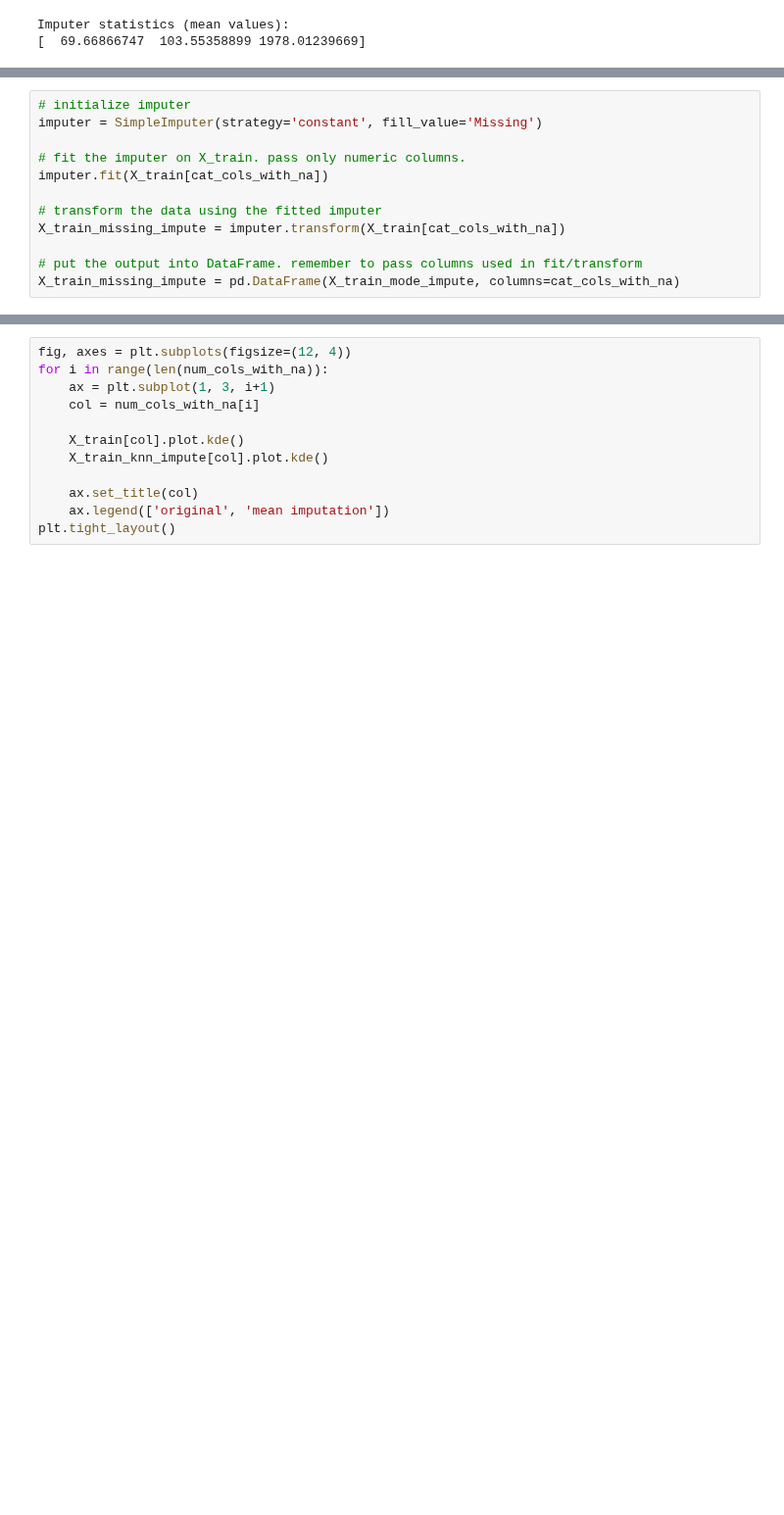
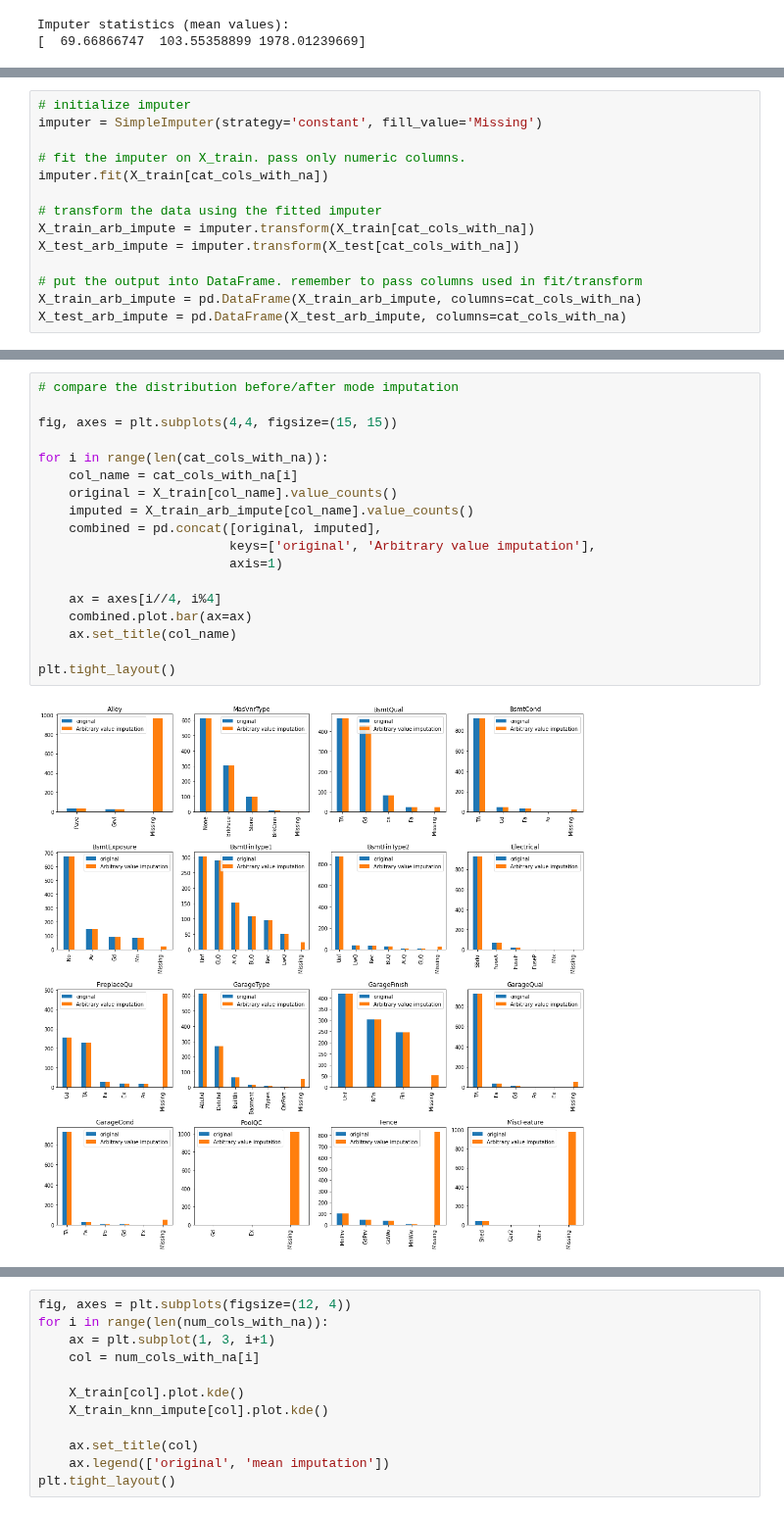
Before and after one commit to mkang32/feature-engineering, a Jupyter notebook: notebooks/1.missing_data_imputation/missing_data_imputation_summary_1.ipynb, the cells around one changed output, grey strips where cells are left out. Shown at 98% size. Drawn from its saved outputs; the diff is of its cells as text; blank space fills up the shorter version.

```diff
--- a/notebooks/1.missing_data_imputation/missing_data_imputation_summary_1.ipynb
+++ b/notebooks/1.missing_data_imputation/missing_data_imputation_summary_1.ipynb
@@ -277,7 +335,9 @@ imputer = SimpleImputer(strategy='constant', fill_value='Missing')
 imputer.fit(X_train[cat_cols_with_na])
 
 # transform the data using the fitted imputer
-X_train_missing_impute = imputer.transform(X_train[cat_cols_with_na])
+X_train_arb_impute = imputer.transform(X_train[cat_cols_with_na])
+X_test_arb_impute = imputer.transform(X_test[cat_cols_with_na])
 
 # put the output into DataFrame. remember to pass columns used in fit/transform
-X_train_missing_impute = pd.DataFrame(X_train_mode_impute, columns=cat_cols_with_na)
+X_train_arb_impute = pd.DataFrame(X_train_arb_impute, columns=cat_cols_with_na)
+X_test_arb_impute = pd.DataFrame(X_test_arb_impute, columns=cat_cols_with_na)
@@ -294,0 +346,20 @@ X_train_missing_impute.head()
+# %%
+# compare the distribution before/after mode imputation
+
+fig, axes = plt.subplots(4,4, figsize=(15, 15))
+
+for i in range(len(cat_cols_with_na)):
+    col_name = cat_cols_with_na[i]
+    original = X_train[col_name].value_counts()
+    imputed = X_train_arb_impute[col_name].value_counts()
+    combined = pd.concat([original, imputed],
+                         keys=['original', 'Arbitrary value imputation'],
+                         axis=1)
+
+    ax = axes[i//4, i%4]
+    combined.plot.bar(ax=ax)
+    ax.set_title(col_name)
+
+plt.tight_layout()
+# %% [output]
+[figure, added]
```
Also changed, not shown: parts of 85 cells of this notebook, 1 other file.
